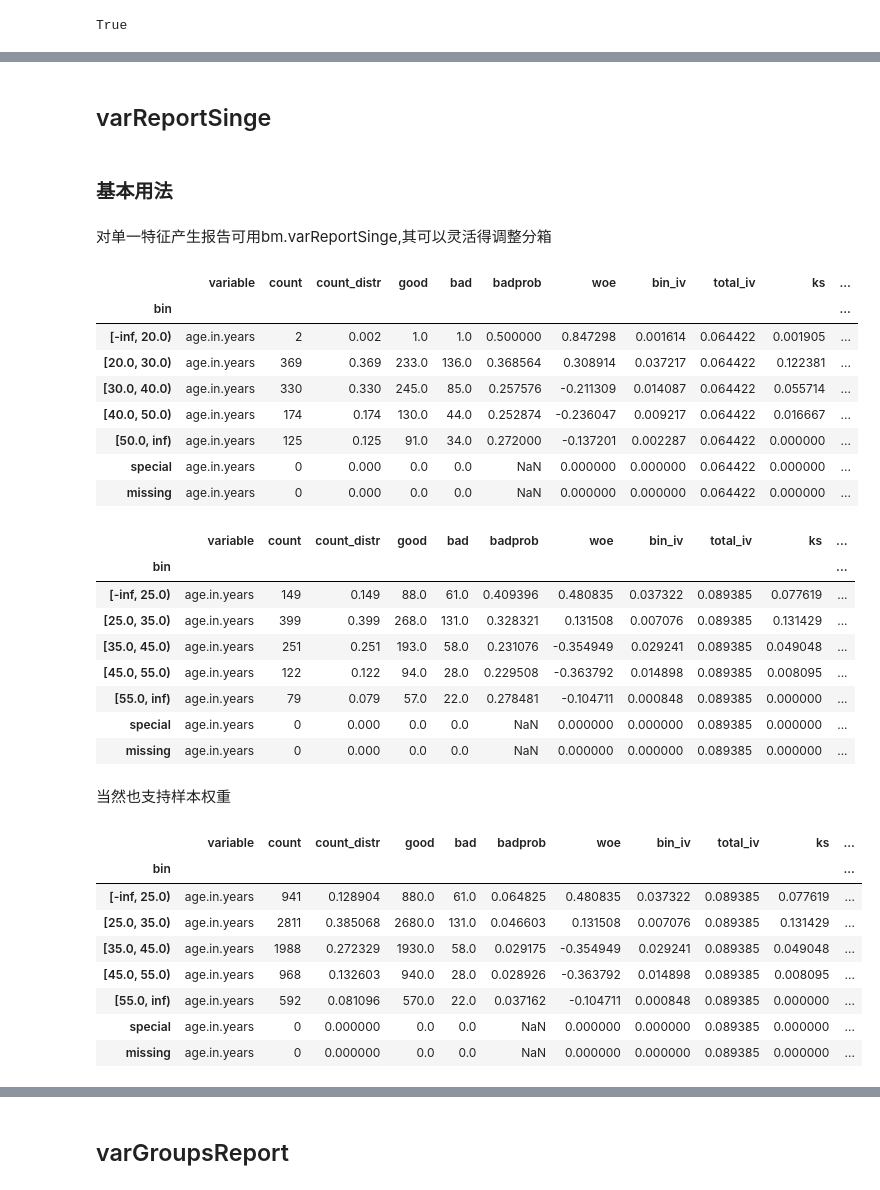
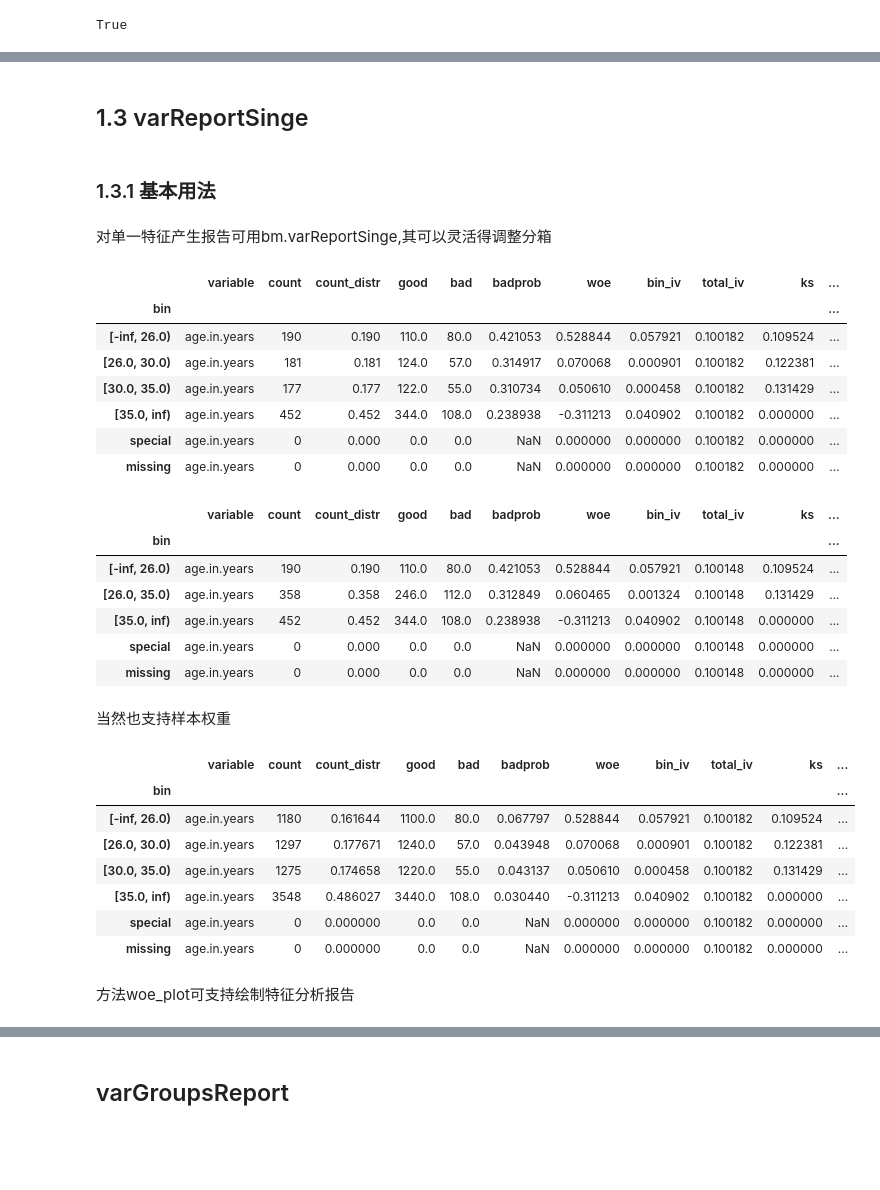
Before and after one commit to zk403/mlearn, a Jupyter notebook: demo/3.使用BDMLtools做策略分析.ipynb, the cells around one changed output, grey strips where cells are left out. Drawn from its saved outputs; the diff is of its cells as text; code cells hidden in the pictures; blank space fills up the shorter version.

```diff
--- a/demo/3.使用BDMLtools做策略分析.ipynb
+++ b/demo/3.使用BDMLtools做策略分析.ipynb
@@ -204,45 +255,43 @@ True
 # %% [markdown]
-## varReportSinge
+## 1.3 varReportSinge
 # %% [markdown]
-### 基本用法
+### 1.3.1 基本用法
 # %% [markdown]
 对单一特征产生报告可用bm.varReportSinge,其可以灵活得调整分箱
 # %%
-bm.varReportSinge().report(X['age.in.years'],y,[20,30,40,50])
+bm.varReportSinge().report(X['age.in.years'],y,[26,30,35])
 # %% [output]
 |  | variable | count | count_distr | good | bad | badprob | woe | bin_iv | total_iv | ks | ... |
 | bin |  |  |  |  |  |  |  |  |  |  | ... |
-| [-inf, 20.0) | age.in.years | 2 | 0.002 | 1.0 | 1.0 | 0.500000 | 0.847298 | 0.001614 | 0.064422 | 0.001905 | ... |
-| [20.0, 30.0) | age.in.years | 369 | 0.369 | 233.0 | 136.0 | 0.368564 | 0.308914 | 0.037217 | 0.064422 | 0.122381 | ... |
-| [30.0, 40.0) | age.in.years | 330 | 0.330 | 245.0 | 85.0 | 0.257576 | -0.211309 | 0.014087 | 0.064422 | 0.055714 | ... |
-| [40.0, 50.0) | age.in.years | 174 | 0.174 | 130.0 | 44.0 | 0.252874 | -0.236047 | 0.009217 | 0.064422 | 0.016667 | ... |
-| [50.0, inf) | age.in.years | 125 | 0.125 | 91.0 | 34.0 | 0.272000 | -0.137201 | 0.002287 | 0.064422 | 0.000000 | ... |
-| special | age.in.years | 0 | 0.000 | 0.0 | 0.0 | NaN | 0.000000 | 0.000000 | 0.064422 | 0.000000 | ... |
-| missing | age.in.years | 0 | 0.000 | 0.0 | 0.0 | NaN | 0.000000 | 0.000000 | 0.064422 | 0.000000 | ... |
+| [-inf, 26.0) | age.in.years | 190 | 0.190 | 110.0 | 80.0 | 0.421053 | 0.528844 | 0.057921 | 0.100182 | 0.109524 | ... |
+| [26.0, 30.0) | age.in.years | 181 | 0.181 | 124.0 | 57.0 | 0.314917 | 0.070068 | 0.000901 | 0.100182 | 0.122381 | ... |
+| [30.0, 35.0) | age.in.years | 177 | 0.177 | 122.0 | 55.0 | 0.310734 | 0.050610 | 0.000458 | 0.100182 | 0.131429 | ... |
+| [35.0, inf) | age.in.years | 452 | 0.452 | 344.0 | 108.0 | 0.238938 | -0.311213 | 0.040902 | 0.100182 | 0.000000 | ... |
+| special | age.in.years | 0 | 0.000 | 0.0 | 0.0 | NaN | 0.000000 | 0.000000 | 0.100182 | 0.000000 | ... |
+| missing | age.in.years | 0 | 0.000 | 0.0 | 0.0 | NaN | 0.000000 | 0.000000 | 0.100182 | 0.000000 | ... |
 # %%
-bm.varReportSinge().report(X['age.in.years'],y,[25,35,45,55])
+bm.varReportSinge().report(X['age.in.years'],y,[26,35])
 # %% [output]
 |  | variable | count | count_distr | good | bad | badprob | woe | bin_iv | total_iv | ks | ... |
 | bin |  |  |  |  |  |  |  |  |  |  | ... |
-| [-inf, 25.0) | age.in.years | 149 | 0.149 | 88.0 | 61.0 | 0.409396 | 0.480835 | 0.037322 | 0.089385 | 0.077619 | ... |
-| [25.0, 35.0) | age.in.years | 399 | 0.399 | 268.0 | 131.0 | 0.328321 | 0.131508 | 0.007076 | 0.089385 | 0.131429 | ... |
-| [35.0, 45.0) | age.in.years | 251 | 0.251 | 193.0 | 58.0 | 0.231076 | -0.354949 | 0.029241 | 0.089385 | 0.049048 | ... |
-| [45.0, 55.0) | age.in.years | 122 | 0.122 | 94.0 | 28.0 | 0.229508 | -0.363792 | 0.014898 | 0.089385 | 0.008095 | ... |
-| [55.0, inf) | age.in.years | 79 | 0.079 | 57.0 | 22.0 | 0.278481 | -0.104711 | 0.000848 | 0.089385 | 0.000000 | ... |
-| special | age.in.years | 0 | 0.000 | 0.0 | 0.0 | NaN | 0.000000 | 0.000000 | 0.089385 | 0.000000 | ... |
-| missing | age.in.years | 0 | 0.000 | 0.0 | 0.0 | NaN | 0.000000 | 0.000000 | 0.089385 | 0.000000 | ... |
+| [-inf, 26.0) | age.in.years | 190 | 0.190 | 110.0 | 80.0 | 0.421053 | 0.528844 | 0.057921 | 0.100148 | 0.109524 | ... |
+| [26.0, 35.0) | age.in.years | 358 | 0.358 | 246.0 | 112.0 | 0.312849 | 0.060465 | 0.001324 | 0.100148 | 0.131429 | ... |
+| [35.0, inf) | age.in.years | 452 | 0.452 | 344.0 | 108.0 | 0.238938 | -0.311213 | 0.040902 | 0.100148 | 0.000000 | ... |
+| special | age.in.years | 0 | 0.000 | 0.0 | 0.0 | NaN | 0.000000 | 0.000000 | 0.100148 | 0.000000 | ... |
+| missing | age.in.years | 0 | 0.000 | 0.0 | 0.0 | NaN | 0.000000 | 0.000000 | 0.100148 | 0.000000 | ... |
 # %% [markdown]
 当然也支持样本权重
 # %%
 sample_weight=pd.Series(y.map({0:10,1:1}),index=y.index)
-bm.varReportSinge().report(X['age.in.years'],y,[25,35,45,55],sample_weight)
+bm.varReportSinge().report(X['age.in.years'],y,[26,30,35],sample_weight)
 # %% [output]
 |  | variable | count | count_distr | good | bad | badprob | woe | bin_iv | total_iv | ks | ... |
 | bin |  |  |  |  |  |  |  |  |  |  | ... |
-| [-inf, 25.0) | age.in.years | 941 | 0.128904 | 880.0 | 61.0 | 0.064825 | 0.480835 | 0.037322 | 0.089385 | 0.077619 | ... |
-| [25.0, 35.0) | age.in.years | 2811 | 0.385068 | 2680.0 | 131.0 | 0.046603 | 0.131508 | 0.007076 | 0.089385 | 0.131429 | ... |
-| [35.0, 45.0) | age.in.years | 1988 | 0.272329 | 1930.0 | 58.0 | 0.029175 | -0.354949 | 0.029241 | 0.089385 | 0.049048 | ... |
-| [45.0, 55.0) | age.in.years | 968 | 0.132603 | 940.0 | 28.0 | 0.028926 | -0.363792 | 0.014898 | 0.089385 | 0.008095 | ... |
-| [55.0, inf) | age.in.years | 592 | 0.081096 | 570.0 | 22.0 | 0.037162 | -0.104711 | 0.000848 | 0.089385 | 0.000000 | ... |
-| special | age.in.years | 0 | 0.000000 | 0.0 | 0.0 | NaN | 0.000000 | 0.000000 | 0.089385 | 0.000000 | ... |
-| missing | age.in.years | 0 | 0.000000 | 0.0 | 0.0 | NaN | 0.000000 | 0.000000 | 0.089385 | 0.000000 | ... |
+| [-inf, 26.0) | age.in.years | 1180 | 0.161644 | 1100.0 | 80.0 | 0.067797 | 0.528844 | 0.057921 | 0.100182 | 0.109524 | ... |
+| [26.0, 30.0) | age.in.years | 1297 | 0.177671 | 1240.0 | 57.0 | 0.043948 | 0.070068 | 0.000901 | 0.100182 | 0.122381 | ... |
+| [30.0, 35.0) | age.in.years | 1275 | 0.174658 | 1220.0 | 55.0 | 0.043137 | 0.050610 | 0.000458 | 0.100182 | 0.131429 | ... |
+| [35.0, inf) | age.in.years | 3548 | 0.486027 | 3440.0 | 108.0 | 0.030440 | -0.311213 | 0.040902 | 0.100182 | 0.000000 | ... |
+| special | age.in.years | 0 | 0.000000 | 0.0 | 0.0 | NaN | 0.000000 | 0.000000 | 0.100182 | 0.000000 | ... |
+| missing | age.in.years | 0 | 0.000000 | 0.0 | 0.0 | NaN | 0.000000 | 0.000000 | 0.100182 | 0.000000 | ... |
+# %% [markdown]
+方法woe_plot可支持绘制特征分析报告
```
Also changed, not shown: parts of 29 cells of this notebook, 2 other files.
